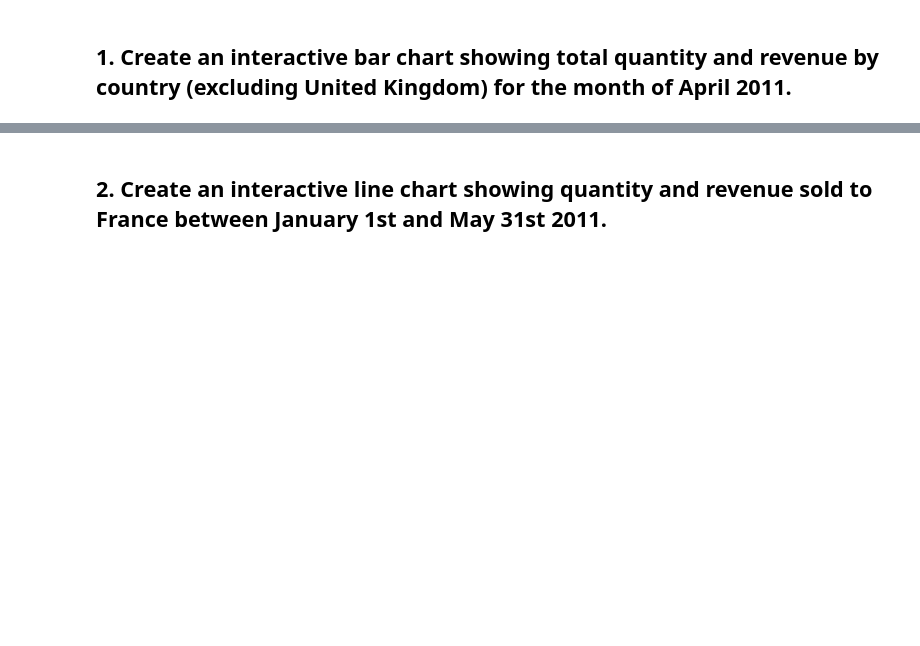
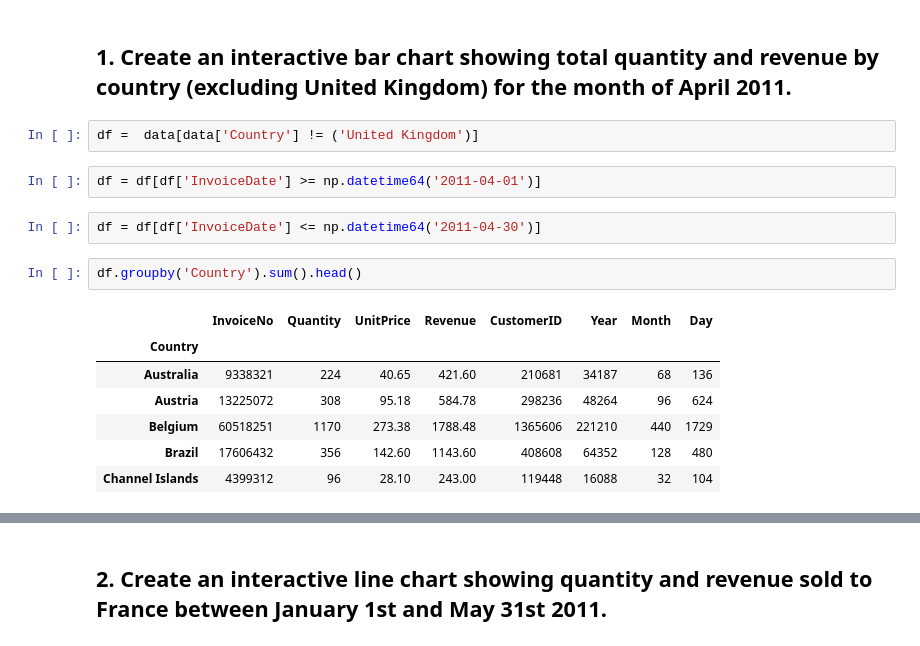
Before and after one commit to ta-datapt-bcn/lab-interactive-visualization, a Jupyter notebook: your-code/main.ipynb, the cells around one changed output, grey strips where cells are left out. Saved outputs shown, nothing was run; the diff lists cells and outputs as text; blank space fills up the shorter version.

```diff
--- a/your-code/main.ipynb
+++ b/your-code/main.ipynb
@@ -17,2 +27,18 @@ data = pd.read_excel('../data/Online Retail.xlsx')
 # %% [markdown]
 ## 1. Create an interactive bar chart showing total quantity and revenue by country (excluding United Kingdom) for the month of April 2011.
+# %%
+df =  data[data['Country'] != ('United Kingdom')]
+# %%
+df = df[df['InvoiceDate'] >= np.datetime64('2011-04-01')]
+# %%
+df = df[df['InvoiceDate'] <= np.datetime64('2011-04-30')]
+# %%
+df.groupby('Country').sum().head()
+# %% [output]
+|  | InvoiceNo | Quantity | UnitPrice | Revenue | CustomerID | Year | Month | Day |
+| Country |  |  |  |  |  |  |  |  |
+| Australia | 9338321 | 224 | 40.65 | 421.60 | 210681 | 34187 | 68 | 136 |
+| Austria | 13225072 | 308 | 95.18 | 584.78 | 298236 | 48264 | 96 | 624 |
+| Belgium | 60518251 | 1170 | 273.38 | 1788.48 | 1365606 | 221210 | 440 | 1729 |
+| Brazil | 17606432 | 356 | 142.60 | 1143.60 | 408608 | 64352 | 128 | 480 |
+| Channel Islands | 4399312 | 96 | 28.10 | 243.00 | 119448 | 16088 | 32 | 104 |
```
Also changed, not shown: parts of 26 cells of this notebook.
